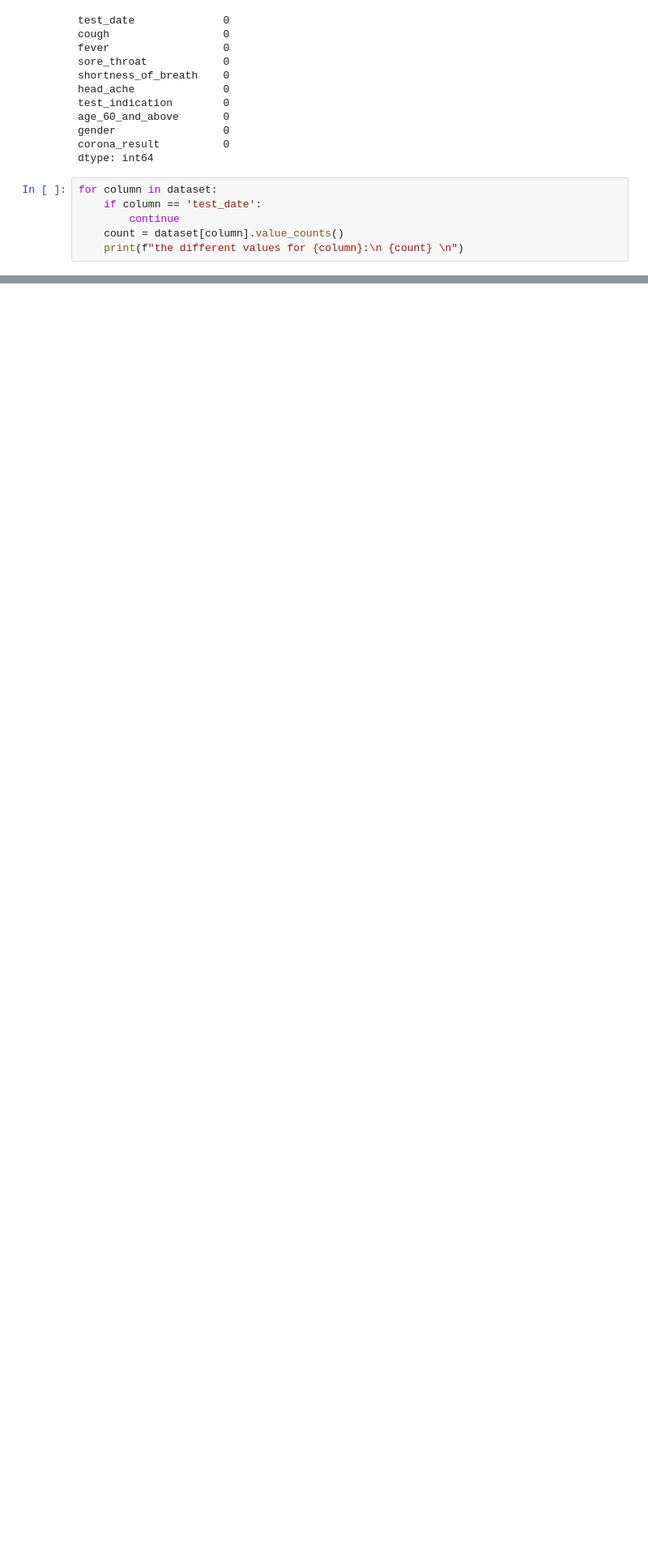
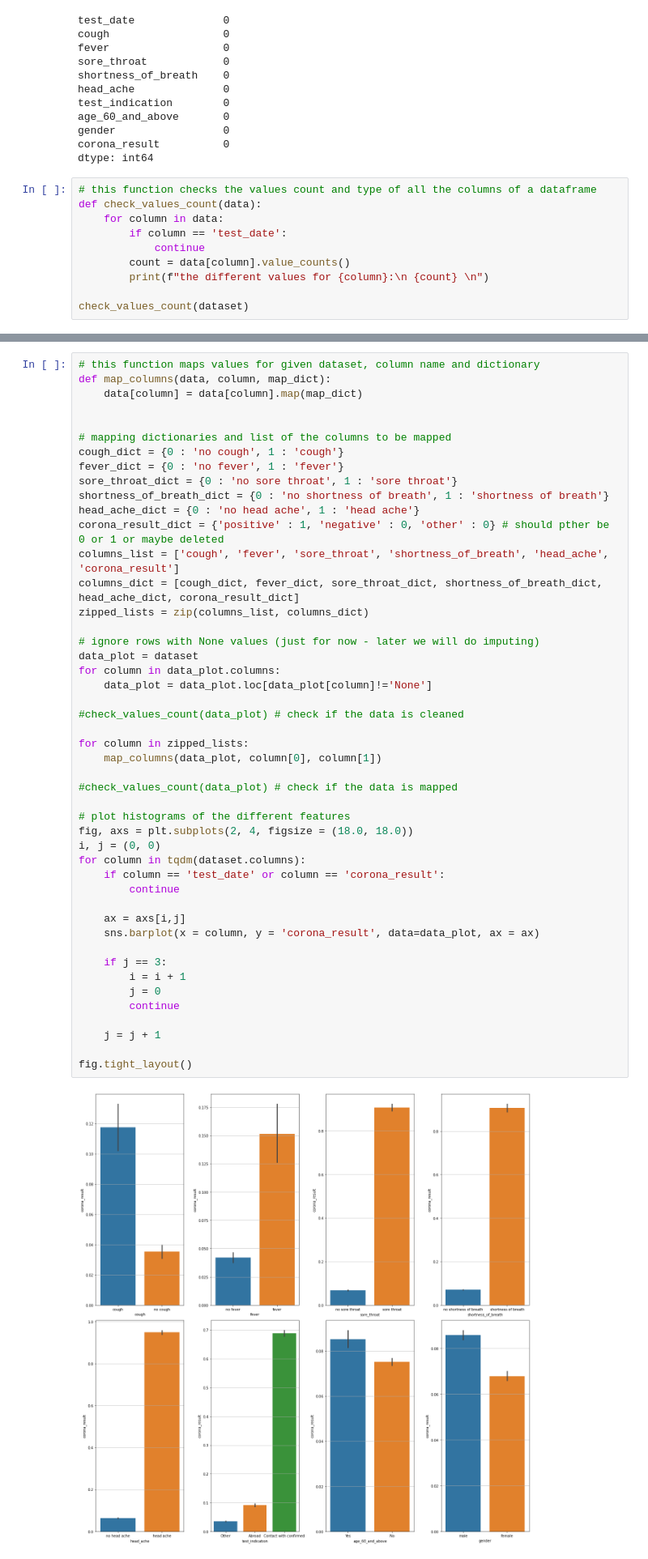
Before and after one commit to NirLalum/corona-diagnosis, a Jupyter notebook: covid_pred.ipynb, the cells around one changed output, grey strips where cells are left out. Shown at 81% size. Drawn from its saved outputs; the diff is of its cells as text; blank space fills up the shorter version.

```diff
--- a/covid_pred.ipynb
+++ b/covid_pred.ipynb
@@ -59,11 +61,15 @@ gender                 0
 corona_result          0
 dtype: int64
 # %%
-for column in dataset:
-    if column == 'test_date':
-        continue
-    count = dataset[column].value_counts()
-    print(f"the different values for {column}:\n {count} \n")
+# this function checks the values count and type of all the columns of a dataframe
+def check_values_count(data):
+    for column in data:
+        if column == 'test_date':
+            continue
+        count = data[column].value_counts()
+        print(f"the different values for {column}:\n {count} \n")
+
+check_values_count(dataset)
 # %% [output]
 the different values for cough:
  0       121649
@@ -129,0 +114,49 @@ ValueError: Could not interpret input 'fever'
+# %%
+# this function maps values for given dataset, column name and dictionary
+def map_columns(data, column, map_dict):
+    data[column] = data[column].map(map_dict)
+
+
+# mapping dictionaries and list of the columns to be mapped
+cough_dict = {0 : 'no cough', 1 : 'cough'}
+fever_dict = {0 : 'no fever', 1 : 'fever'}
+sore_throat_dict = {0 : 'no sore throat', 1 : 'sore throat'}
+shortness_of_breath_dict = {0 : 'no shortness of breath', 1 : 'shortness of breath'}
+head_ache_dict = {0 : 'no head ache', 1 : 'head ache'}
+corona_result_dict = {'positive' : 1, 'negative' : 0, 'other' : 0} # should pther be 0 or 1 or maybe deleted
+columns_list = ['cough', 'fever', 'sore_throat', 'shortness_of_breath', 'head_ache', 'corona_result']
+columns_dict = [cough_dict, fever_dict, sore_throat_dict, shortness_of_breath_dict, head_ache_dict, corona_result_dict]
+zipped_lists = zip(columns_list, columns_dict)
+
+# ignore rows with None values (just for now - later we will do imputing)
+data_plot = dataset
+for column in data_plot.columns:
+    data_plot = data_plot.loc[data_plot[column]!='None']
+
+#check_values_count(data_plot) # check if the data is cleaned
+
+for column in zipped_lists:
+    map_columns(data_plot, column[0], column[1])
+
+#check_values_count(data_plot) # check if the data is mapped
+
+# plot histograms of the different features
+fig, axs = plt.subplots(2, 4, figsize = (18.0, 18.0))
+i, j = (0, 0)
+for column in tqdm(dataset.columns):
+    if column == 'test_date' or column == 'corona_result':
+        continue
+
+    ax = axs[i,j]
+    sns.barplot(x = column, y = 'corona_result', data=data_plot, ax = ax)
+
+    if j == 3:
+        i = i + 1
+        j = 0
+        continue
+
+    j = j + 1
+
+fig.tight_layout()
+# %% [output]
+[figure, added]
```
Also changed, not shown: parts of 9 cells of this notebook.
